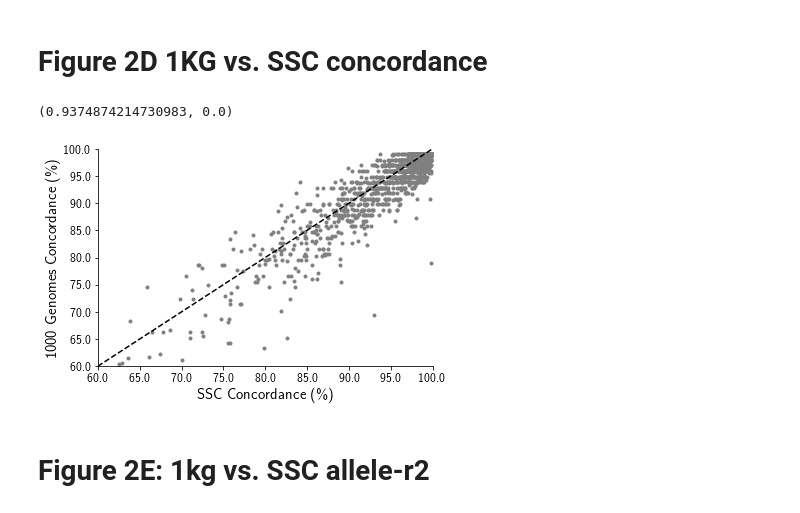
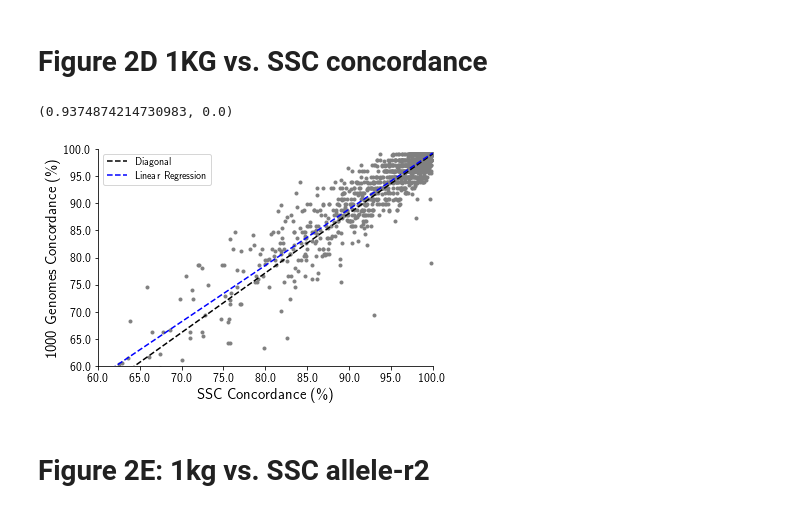
Before and after one commit to gymreklab/ssc-imputation, a Jupyter notebook: haplotype_paper/Figures/Figure2_SSCLD.ipynb, the cells around one changed output. Drawn from its saved outputs; the diff is of its cells as text; code cells hidden in the pictures.

```diff
--- a/haplotype_paper/Figures/Figure2_SSCLD.ipynb
+++ b/haplotype_paper/Figures/Figure2_SSCLD.ipynb
@@ -234,31 +215,13 @@ fig.savefig(os.path.join(OUTPATH, "%s_SSCAfreq_vs_R2.pdf"%PREFIX))
 # %%
 headers = ["pos", "ssc_r", "ssc_pVal", "ssc_concord", "ssc_numAlleles", "ssc_period", "ssc_numSamples", "onekg_r", "onekg_pVal", "onekg_concord", "onekg_numAlleles", "onekg_period", "onekg_numSamples"]
 onekg = pd.read_csv(os.path.join(DATADIR, "onekg", "results.ssc.1kg.txt"),
                  delim_whitespace=True, names=headers  )
 
-fig = plt.figure()
-ax=fig.add_subplot(111)
-# Plot
-ax.scatter(onekg.ssc_concord*100, onekg.onekg_concord*100, marker='.', color="gray")
-ax.set_xlabel('SSC Concordance (\%)', size=15)
-ax.set_ylabel('1000 Genomes Concordance (\%)', size=15)
 
-ax.plot([60, 100], [60, 100], linestyle="dashed", color="black")
-ax.set_xlim(left=60, right=100)
-ax.set_ylim(bottom=60, top=100)
-ax.spines['right'].set_visible(False)
-ax.spines['top'].set_visible(False)
-ax.yaxis.set_ticks_position('left')
-ax.xaxis.set_ticks_position('bottom')
-
-ax.set_xticklabels(ax.get_xticks(), size=12);
-ax.set_yticklabels(ax.get_yticks(), size=12);
-
-fig.savefig(os.path.join(OUTPATH, "%s_SSCVs1kgConc.pdf"%PREFIX))
-scipy.stats.pearsonr(onekg.ssc_concord, onekg.onekg_concord)
+gen_scatter(onekg.ssc_concord*100, onekg.onekg_concord*100, outputFileName="%s_SSCVs1kgConc.pdf"%PREFIX, xlabel="SSC Concordance (\%)", ylabel="1000 Genomes Concordance (\%)", xlim=[60,100], ylim=[60,100], diagonal=True, lr=True, legend=True)
 # %% [output]
 (0.9374874214730983, 0.0)
-[figure, old version]
+[figure, new version]
 # %% [markdown]
 # Figure 2E: 1kg vs. SSC allele-r2
 # %%
```
Also changed, not shown: parts of 16 cells of this notebook, 3 other files.
